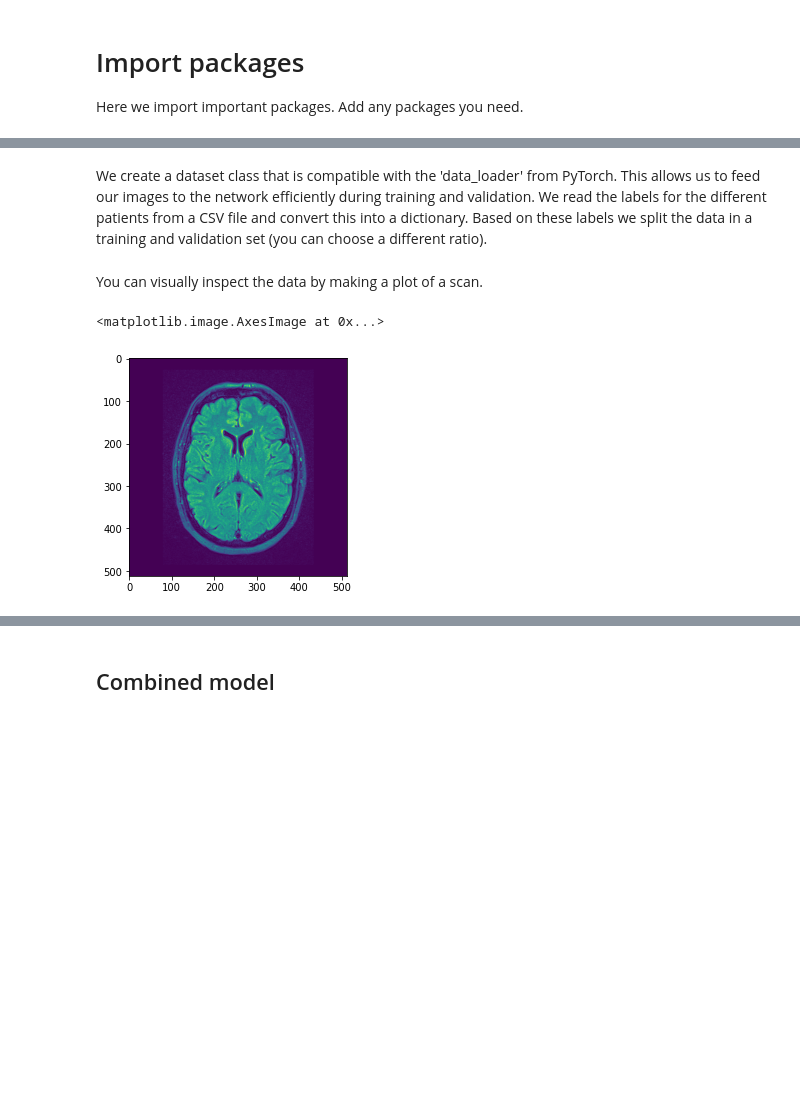
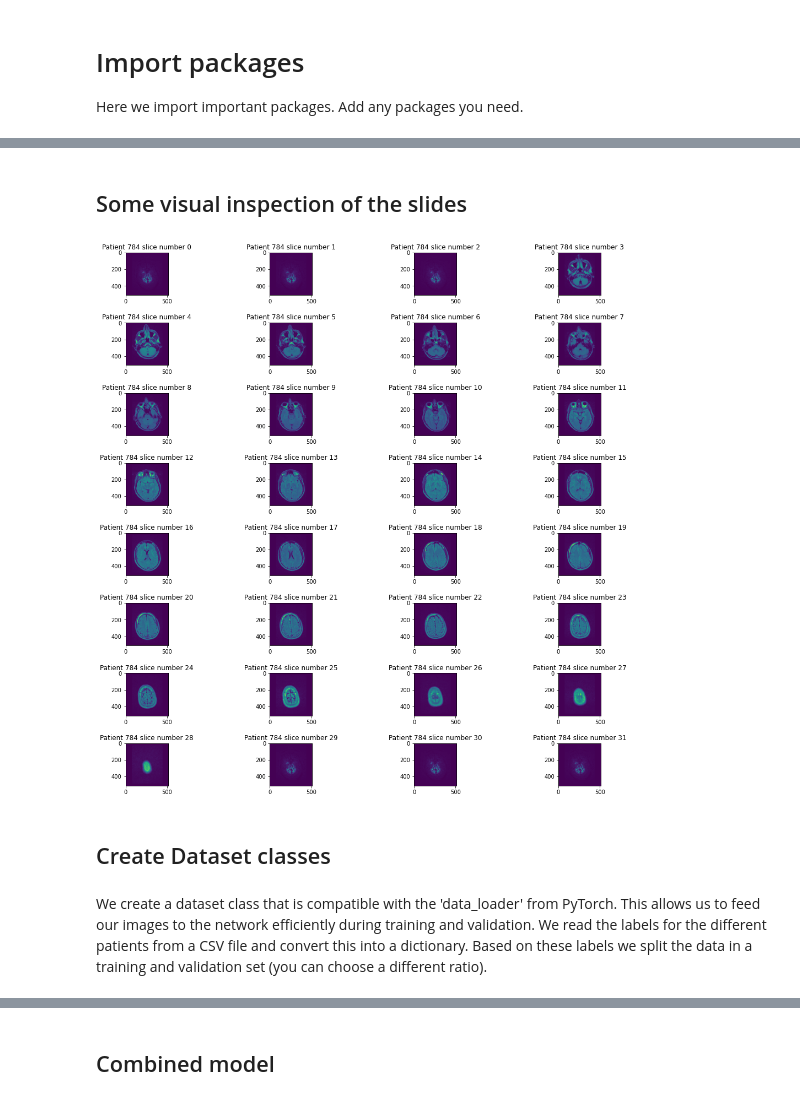
Before and after one commit to Avuerro/ISMI-braintriage, a Jupyter notebook: code/LSTM_Freek.ipynb, the cells around one changed output, grey strips where cells are left out. Saved outputs shown, nothing was run; the diff lists cells and outputs as text; code cells hidden in the pictures; blank space fills up the shorter version.

```diff
--- a/code/LSTM_Freek.ipynb
+++ b/code/LSTM_Freek.ipynb
@@ -22,2 +75,44 @@ First we select slices from the full dataset. Here we show an example where the
+# %% [markdown]
+## Some visual inspection of the slides
+# %%
+def plot_slices(patient,range_of_slices):
+
+    if type(range_of_slices) == tuple:
+        assert range_of_slices[0] < range_of_slices[1]
+        size_of_range = range_of_slices[1] - range_of_slices[0]
+        nr_of_rows = size_of_range // 4 + 1
+        nr_of_cols = 4 # max 4 plots per row
+
+        subplots_to_delete = (4 - size_of_range%4) - 1 ## subplots of last row that will turn out empty..
+
+        fig,axs = plt.subplots(nr_of_rows,nr_of_cols, figsize=(16,16))
+        for index,slice_number in enumerate(range(range_of_slices[0],range_of_slices[1]+1)): #inclusive..
+            X = torch.load(DATA_DIR + '/' + str(patient) + '_' + str(slice_number) + '.pt')
+            if nr_of_rows > 1:
+                axes = axs[ index//4 , index%4 ]
+            else:
+                axes = axs[index]
+            axes.imshow(X.data.numpy()[2,:,:])
+            axes.set_title("Patient {} slice number {}".format(patient,slice_number))
+
+        # make sure we don't have these empty white subplots
+        for empty_subplot in range(3, 4 - subplots_to_delete - 1, -1):
+            fig.delaxes(axs[nr_of_rows-1][empty_subplot])
+        fig.subplots_adjust(top=0.92, bottom=0.08, left=0.10, right=0.95, hspace=.65,
+                    wspace=0.35)
+    else:
+        slice_number =range_of_slices
+        X=torch.load(DATA_DIR + '/' + str(patient) + '_' + str(slice_number) + '.pt')
+
+        plt.figure()
+        plt.imshow(X.data.numpy()[2,:,:])
+        plt.title("Patient {} slice number {}".format(patient,slice_number))
+    plt.show()
+# %%
+plot_slices(784,(0,31))
+# %% [output]
+[figure, added]
+# %% [markdown]
+## Create Dataset classes
 # %% [markdown]
 We create a dataset class that is compatible with the 'data_loader' from PyTorch. This allows us to feed our images to the network efficiently during training and validation. We read the labels for the different patients from a CSV file and convert this into a dictionary. Based on these labels we split the data in a training and validation set (you can choose a different ratio).
@@ -83,13 +118,0 @@ validation_set = Dataset(data_sets['validation'], labels, data_dir)
-# %% [markdown]
-You can visually inspect the data by making a plot of a scan.
-# %%
-import matplotlib
-import matplotlib.pyplot as plt
-
-X = torch.load(data_dir + '/' + '16' + '.pt')#/2749
-
-plt.figure()
-plt.imshow(X.data.numpy()[2,:,:])
-# %% [output]
-<matplotlib.image.AxesImage at 0x...>
-[figure, removed]
```
Also changed, not shown: parts of 33 cells of this notebook.
